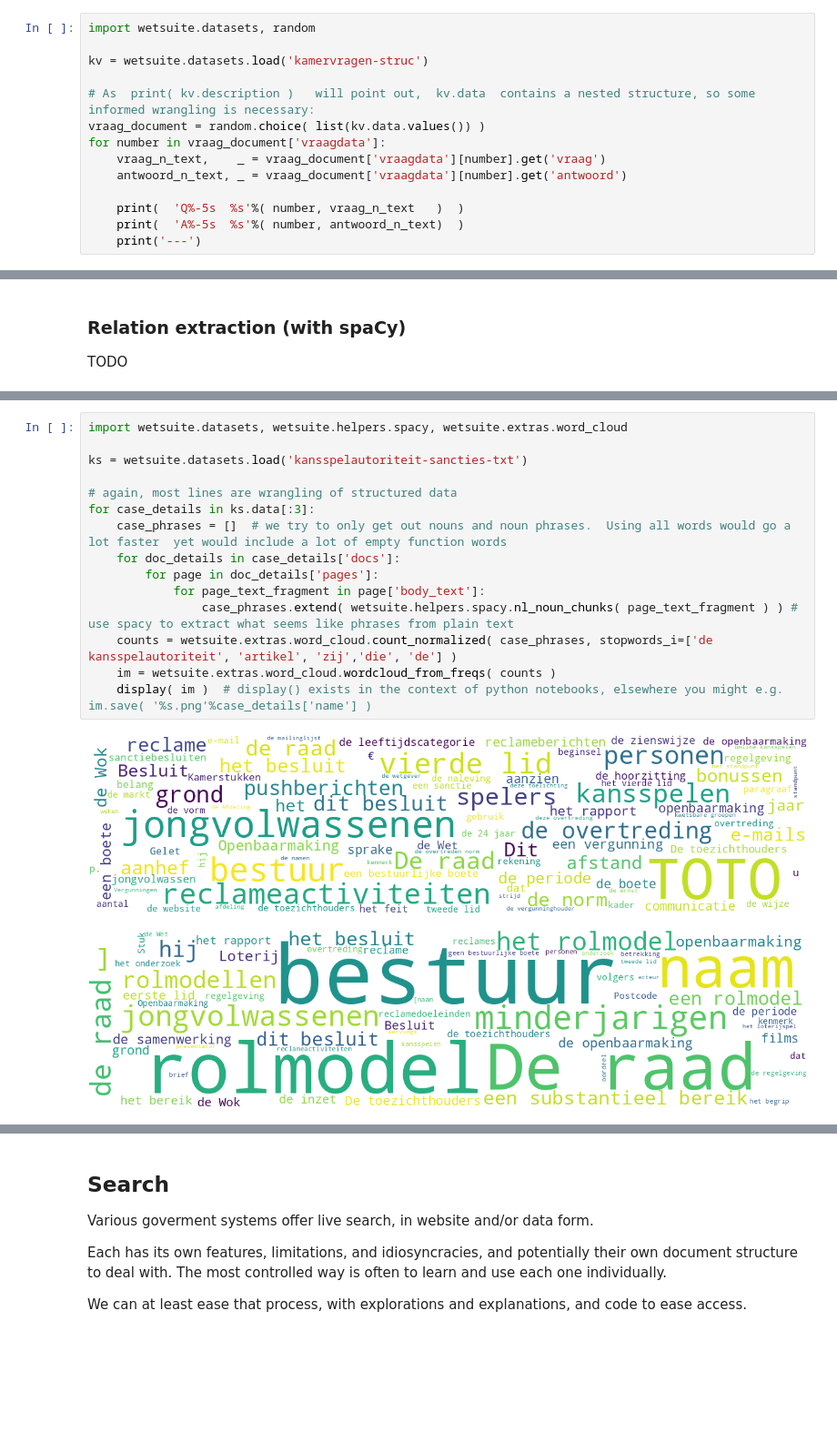
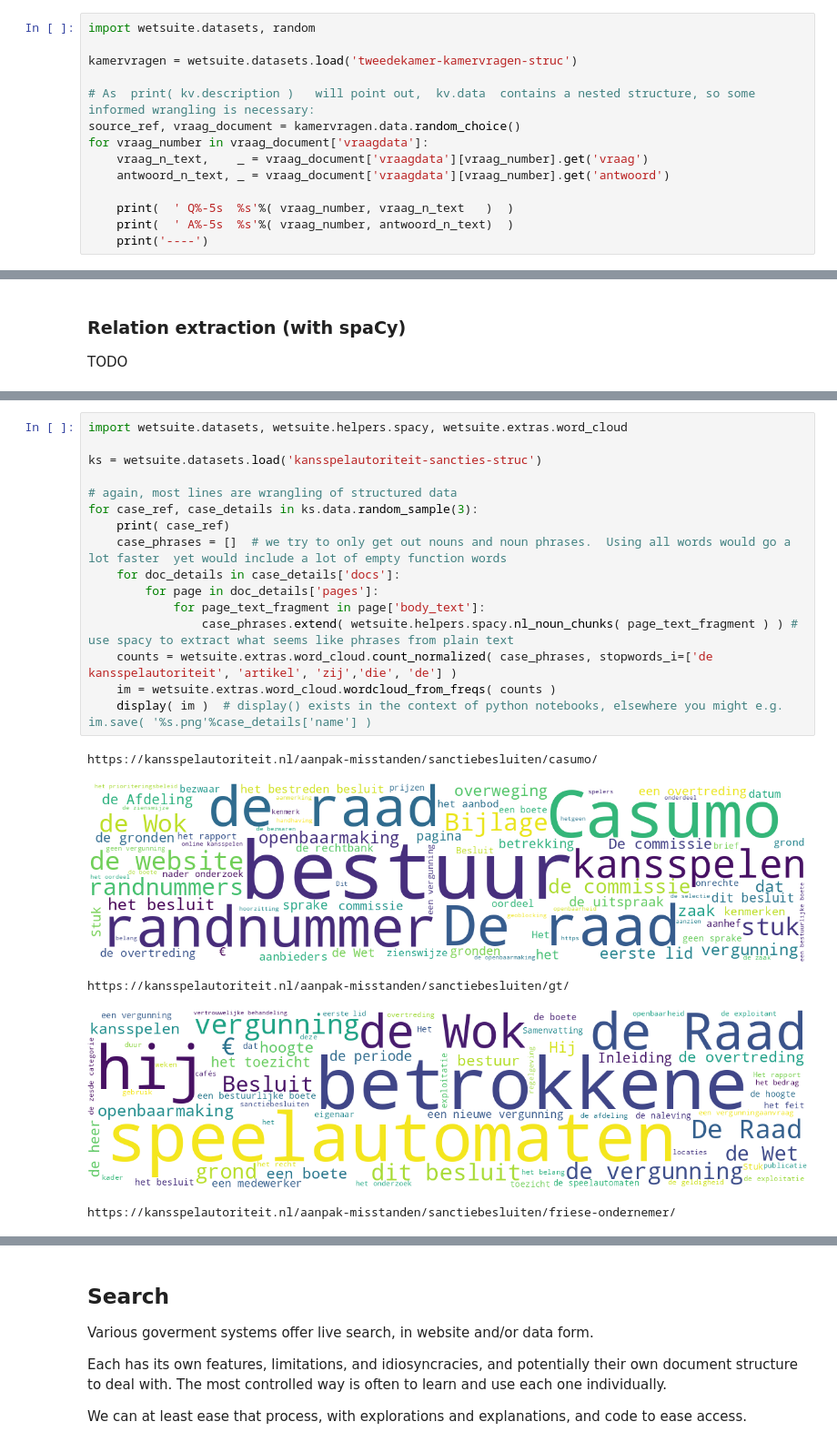
Before and after one commit to knobs-dials/wetsuite-notebooks, a Jupyter notebook: beginnings_minimal_examples.ipynb, the cells around one changed output, grey strips where cells are left out. Shown at 91% size. Drawn from its saved outputs; the diff is of its cells as text; blank space fills up the shorter version.

Commit message:
updating for changes to code and data

```diff
--- a/beginnings_minimal_examples.ipynb
+++ b/beginnings_minimal_examples.ipynb
@@ -16,15 +16,15 @@ For example:
 # %%
 import wetsuite.datasets, random
 
-kv = wetsuite.datasets.load('kamervragen-struc')
+kamervragen = wetsuite.datasets.load('tweedekamer-kamervragen-struc')
 
 # As  print( kv.description )   will point out,  kv.data  contains a nested structure, so some informed wrangling is necessary:
-vraag_document = random.choice( list(kv.data.values()) )
-for number in vraag_document['vraagdata']:
-    vraag_n_text,    _ = vraag_document['vraagdata'][number].get('vraag')
-    antwoord_n_text, _ = vraag_document['vraagdata'][number].get('antwoord')
+source_ref, vraag_document = kamervragen.data.random_choice()
+for vraag_number in vraag_document['vraagdata']:
+    vraag_n_text,    _ = vraag_document['vraagdata'][vraag_number].get('vraag')
+    antwoord_n_text, _ = vraag_document['vraagdata'][vraag_number].get('antwoord')
 
-    print(  'Q%-5s  %s'%( number, vraag_n_text   )  )
-    print(  'A%-5s  %s'%( number, antwoord_n_text)  )
-    print('---')
+    print(  ' Q%-5s  %s'%( vraag_number, vraag_n_text   )  )
+    print(  ' A%-5s  %s'%( vraag_number, antwoord_n_text)  )
+    print('----')
 # %% [output]
@@ -112,18 +114,22 @@ yet sometimes it is enough to give a basic idea of what a document focuses on.
 # %%
 import wetsuite.datasets, wetsuite.helpers.spacy, wetsuite.extras.word_cloud
 
-ks = wetsuite.datasets.load('kansspelautoriteit-sancties-txt')
+ks = wetsuite.datasets.load('kansspelautoriteit-sancties-struc')
 
 # again, most lines are wrangling of structured data
-for case_details in ks.data[:3]:
+for case_ref, case_details in ks.data.random_sample(3):
+    print( case_ref)
     case_phrases = []  # we try to only get out nouns and noun phrases.  Using all words would go a lot faster  yet would include a lot of empty function words
     for doc_details in case_details['docs']:
         for page in doc_details['pages']:
             for page_text_fragment in page['body_text']:
                 case_phrases.extend( wetsuite.helpers.spacy.nl_noun_chunks( page_text_fragment ) ) # use spacy to extract what seems like phrases from plain text
     counts = wetsuite.extras.word_cloud.count_normalized( case_phrases, stopwords_i=['de kansspelautoriteit', 'artikel', 'zij','die', 'de'] )
     im = wetsuite.extras.word_cloud.wordcloud_from_freqs( counts )
     display( im )  # display() exists in the context of python notebooks, elsewhere you might e.g.   im.save( '%s.png'%case_details['name'] )
 # %% [output]
+https://kansspelautoriteit.nl/aanpak-misstanden/sanctiebesluiten/casumo/
-[figure, old version]
+[figure, new version]
+https://kansspelautoriteit.nl/aanpak-misstanden/sanctiebesluiten/gt/
-[figure, old version]
+[figure, new version]
+https://kansspelautoriteit.nl/aanpak-misstanden/sanctiebesluiten/friese-ondernemer/
```
Also changed, not shown: parts of 9 cells of this notebook.
